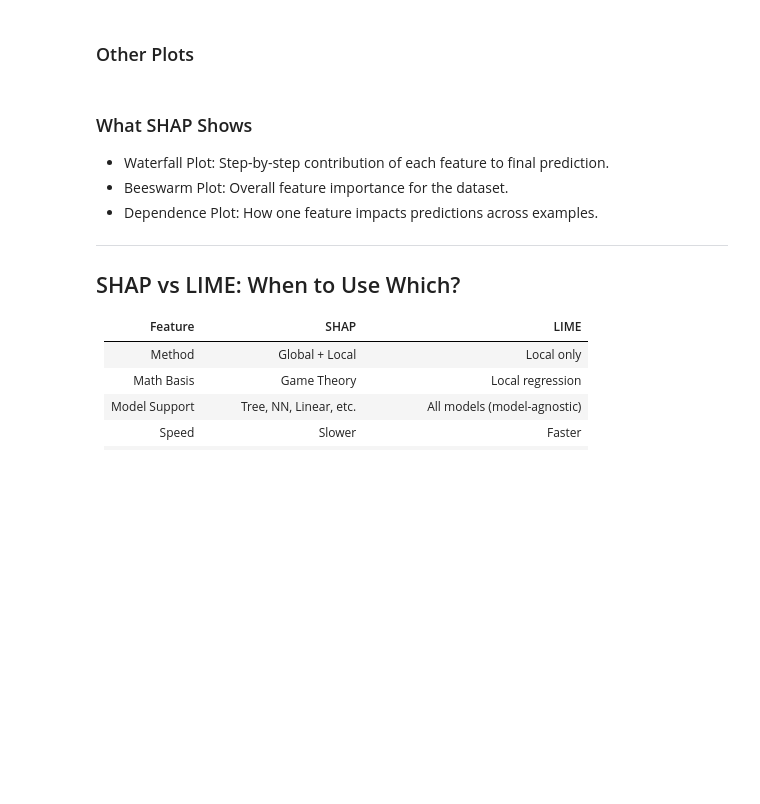
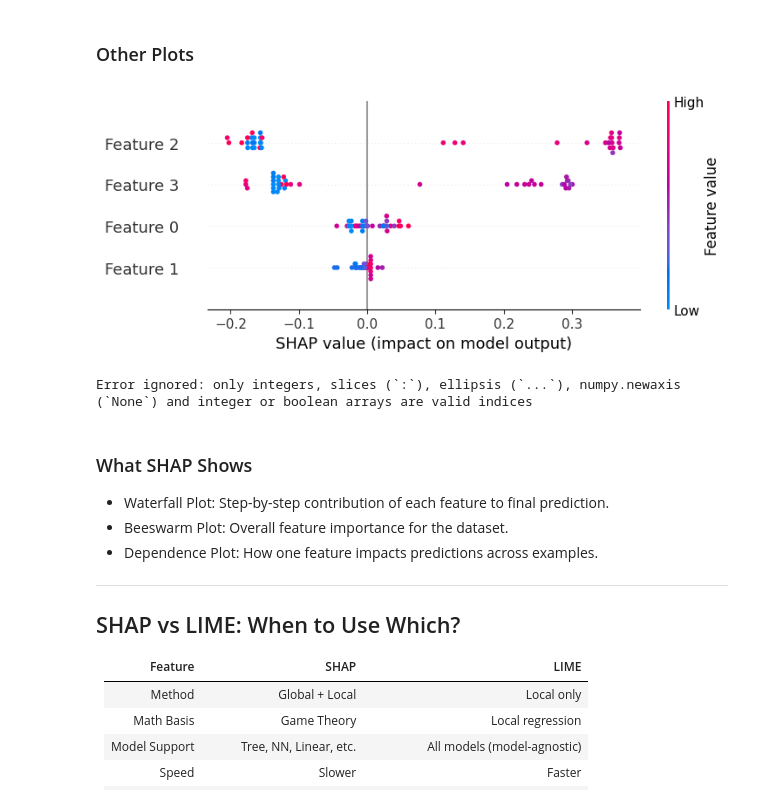
Before and after one commit to ms-tutorials/ds-lessons, a Jupyter notebook: phase-4/6. Machine Learning Interpretability.ipynb, the cells around one changed output. Saved outputs shown, nothing was run; the diff lists cells and outputs as text; code cells hidden in the pictures; blank space fills up the shorter version.

```diff
--- a/phase-4/6. Machine Learning Interpretability.ipynb
+++ b/phase-4/6. Machine Learning Interpretability.ipynb
@@ -270,7 +283,9 @@ explainer = lime.lime_tabular.LimeTabularExplainer(
 # Pick a sample to explain
 i = 1
 exp = explainer.explain_instance(X_test[i], model.predict_proba)
-exp.show_in_notebook()
+html = exp.as_html()
+with open("lime_explanation.html", "w", encoding="utf-8") as f:
+    f.write(html)
 # %% [markdown]
 ### What LIME Shows
 
@@ -310,10 +326,17 @@ shap.plots.waterfall(shap_values[0])
 ### Other Plots
 # %%
 # Summary plot for feature importance
-shap.plots.beeswarm(shap_values)
+# Pick class index 1 for 'versicolor'
+try:
+    shap.plots.beeswarm(shap_values[:, :, 1])
 
-# Dependence plot (effect of one feature)
-shap.plots.scatter(shap_values[:, "petal length"])
+    # Dependence plot for petal length
+    shap.plots.scatter(shap_values[:, :, 1][:, "petal length"])
+except Exception as e:
+    print(f"Error ignored: {e}")
+# %% [output]
+[figure, added]
+Error ignored: only integers, slices (`:`), ellipsis (`...`), numpy.newaxis (`None`) and integer or boolean arrays are valid indices
 # %% [markdown]
 ### What SHAP Shows
 
```
Also changed, not shown: parts of 6 cells of this notebook, 7 other files.
